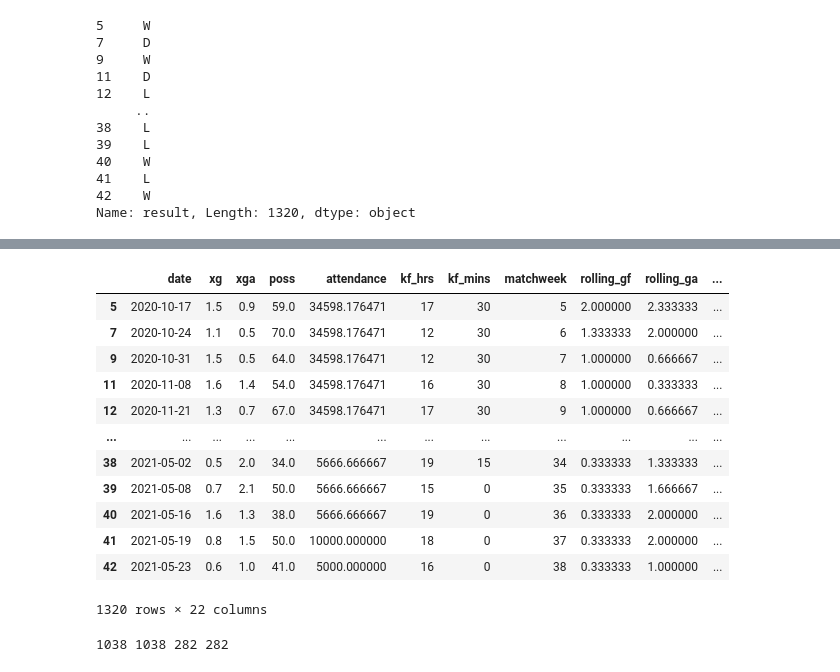
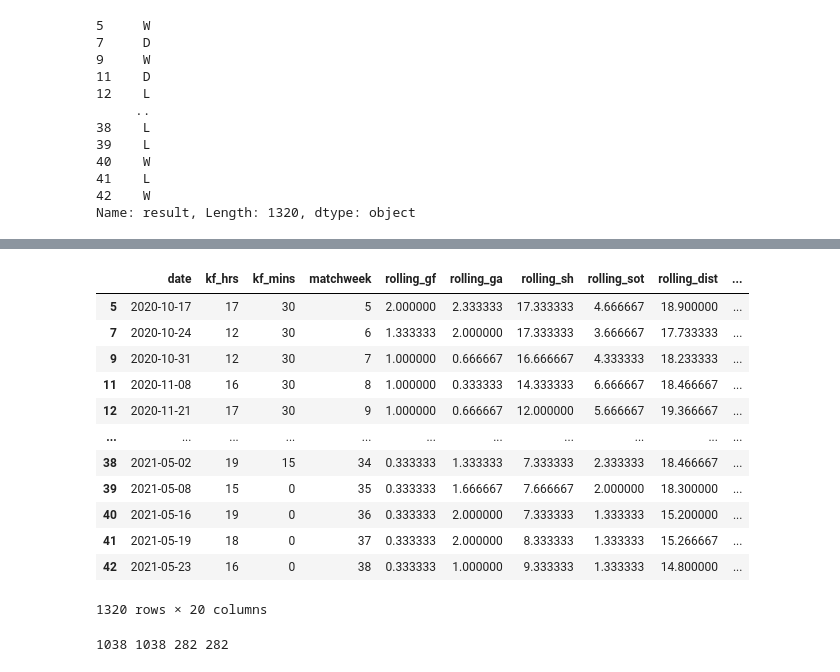
Before and after one commit to adithya-077/Football_result_prediction-using-machine-Learning, a Jupyter notebook: Football(PL) matchesPrediction.ipynb, the cells around one changed output, grey strips where cells are left out. Drawn from its saved outputs; the diff is of its cells as text; code cells hidden in the pictures.

```diff
--- a/Football(PL) matchesPrediction.ipynb
+++ b/Football(PL) matchesPrediction.ipynb
@@ -193,7 +203,7 @@ sns.pairplot(df,vars=['opponent','result','gf','ga'],height=8,diag_kind='hist',h
 #storing the data of past 3 matchs average.
 df_temp = pd.DataFrame()
 team_groups = df.groupby('team')
-colmn = ['gf','ga','sh','sot','dist','fk','pk','pkatt']
+colmn = ['gf','ga','sh','sot','dist','fk','pk','pkatt','poss','attendance']
 new_colmn = [f"rolling_{i}" for i in colmn]
 teamnames= df['team'].unique()
 def three_match_avg(group , colmn,new_colmn):
@@ -256,19 +263,19 @@ sns.heatmap(df.corr(),annot=True)
 # %%
 df1 = df.drop(['time','comp','round','day','venue','captain','formation','season','opponent','referee','team','result','gf','ga','sh', 'sot', 'dist', 'fk', 'pk',
-       'pkatt',],axis=1)
+       'pkatt','xg','xga','attendance','poss'],axis=1)
 df1
 # %% [output]
-|  | date | xg | xga | poss | attendance | kf_hrs | kf_mins | matchweek | rolling_gf | rolling_ga | ... |
-| 5 | 2020-10-17 | 1.5 | 0.9 | 59.0 | 34598.176471 | 17 | 30 | 5 | 2.000000 | 2.333333 | ... |
-| 7 | 2020-10-24 | 1.1 | 0.5 | 70.0 | 34598.176471 | 12 | 30 | 6 | 1.333333 | 2.000000 | ... |
-| 9 | 2020-10-31 | 1.5 | 0.5 | 64.0 | 34598.176471 | 12 | 30 | 7 | 1.000000 | 0.666667 | ... |
-| 11 | 2020-11-08 | 1.6 | 1.4 | 54.0 | 34598.176471 | 16 | 30 | 8 | 1.000000 | 0.333333 | ... |
-| 12 | 2020-11-21 | 1.3 | 0.7 | 67.0 | 34598.176471 | 17 | 30 | 9 | 1.000000 | 0.666667 | ... |
-| ... | ... | ... | ... | ... | ... | ... | ... | ... | ... | ... | ... |
-| 38 | 2021-05-02 | 0.5 | 2.0 | 34.0 | 5666.666667 | 19 | 15 | 34 | 0.333333 | 1.333333 | ... |
-| 39 | 2021-05-08 | 0.7 | 2.1 | 50.0 | 5666.666667 | 15 | 0 | 35 | 0.333333 | 1.666667 | ... |
-| 40 | 2021-05-16 | 1.6 | 1.3 | 38.0 | 5666.666667 | 19 | 0 | 36 | 0.333333 | 2.000000 | ... |
-| 41 | 2021-05-19 | 0.8 | 1.5 | 50.0 | 10000.000000 | 18 | 0 | 37 | 0.333333 | 2.000000 | ... |
-| 42 | 2021-05-23 | 0.6 | 1.0 | 41.0 | 5000.000000 | 16 | 0 | 38 | 0.333333 | 1.000000 | ... |
+|  | date | kf_hrs | kf_mins | matchweek | rolling_gf | rolling_ga | rolling_sh | rolling_sot | rolling_dist | ... |
+| 5 | 2020-10-17 | 17 | 30 | 5 | 2.000000 | 2.333333 | 17.333333 | 4.666667 | 18.900000 | ... |
+| 7 | 2020-10-24 | 12 | 30 | 6 | 1.333333 | 2.000000 | 17.333333 | 3.666667 | 17.733333 | ... |
+| 9 | 2020-10-31 | 12 | 30 | 7 | 1.000000 | 0.666667 | 16.666667 | 4.333333 | 18.233333 | ... |
+| 11 | 2020-11-08 | 16 | 30 | 8 | 1.000000 | 0.333333 | 14.333333 | 6.666667 | 18.466667 | ... |
+| 12 | 2020-11-21 | 17 | 30 | 9 | 1.000000 | 0.666667 | 12.000000 | 5.666667 | 19.366667 | ... |
+| ... | ... | ... | ... | ... | ... | ... | ... | ... | ... | ... |
+| 38 | 2021-05-02 | 19 | 15 | 34 | 0.333333 | 1.333333 | 7.333333 | 2.333333 | 18.466667 | ... |
+| 39 | 2021-05-08 | 15 | 0 | 35 | 0.333333 | 1.666667 | 7.666667 | 2.000000 | 18.300000 | ... |
+| 40 | 2021-05-16 | 19 | 0 | 36 | 0.333333 | 2.000000 | 7.333333 | 1.333333 | 15.200000 | ... |
+| 41 | 2021-05-19 | 18 | 0 | 37 | 0.333333 | 2.000000 | 8.333333 | 1.333333 | 15.266667 | ... |
+| 42 | 2021-05-23 | 16 | 0 | 38 | 0.333333 | 1.000000 | 9.333333 | 1.333333 | 14.800000 | ... |
-1320 rows × 22 columns
+1320 rows × 20 columns
 # %%
```
Also changed, not shown: parts of 13 cells of this notebook.
